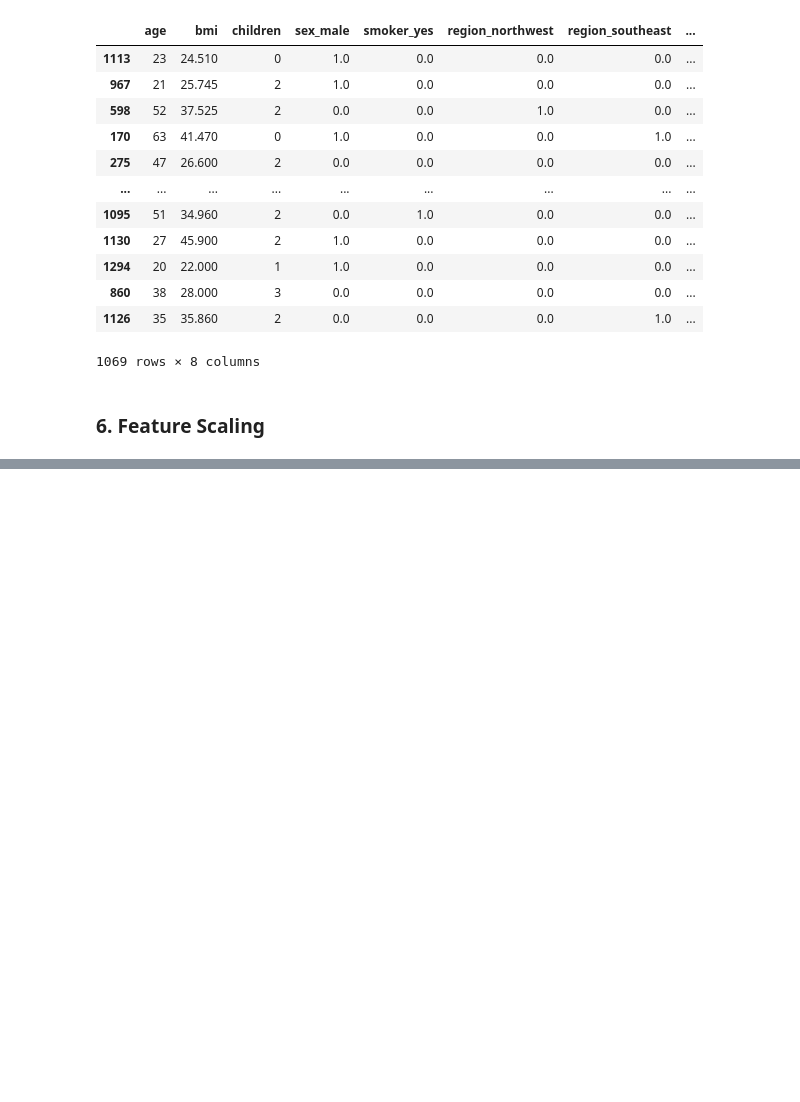
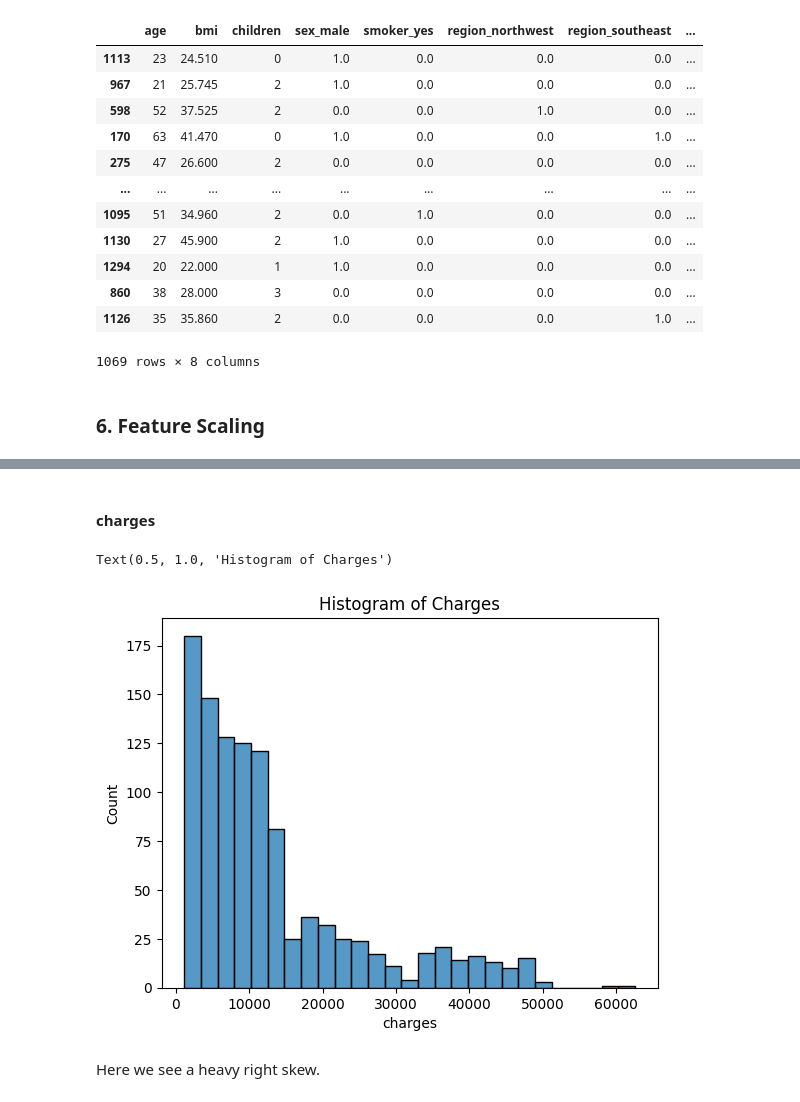
Before and after one commit to lokkenchan/linear_regression_001, a Jupyter notebook: notebooks/01_exploration.ipynb, the cells around one changed output, grey strips where cells are left out. Drawn from its saved outputs; the diff is of its cells as text; code cells hidden in the pictures; blank space fills up the shorter version.

```diff
--- a/notebooks/01_exploration.ipynb
+++ b/notebooks/01_exploration.ipynb
@@ -381,0 +409,10 @@ X_train
+# %% [markdown]
+#### charges
+# %%
+sns.histplot(y_train)
+plt.title('Histogram of Charges')
+# %% [output]
+Text(0.5, 1.0, 'Histogram of Charges')
+[figure, added]
+# %% [markdown]
+Here we see a heavy right skew.
```
Also changed, not shown: parts of 13 cells of this notebook.
